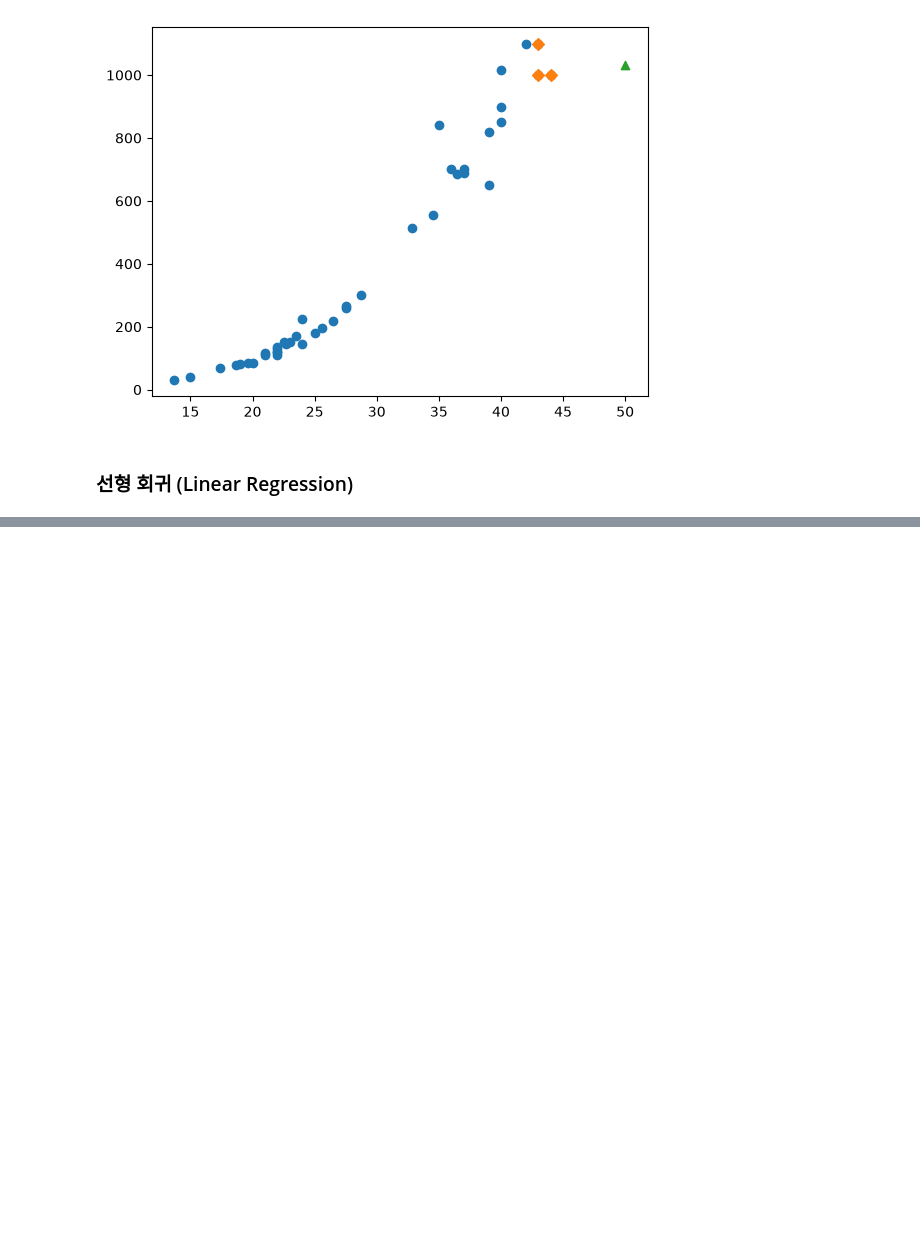
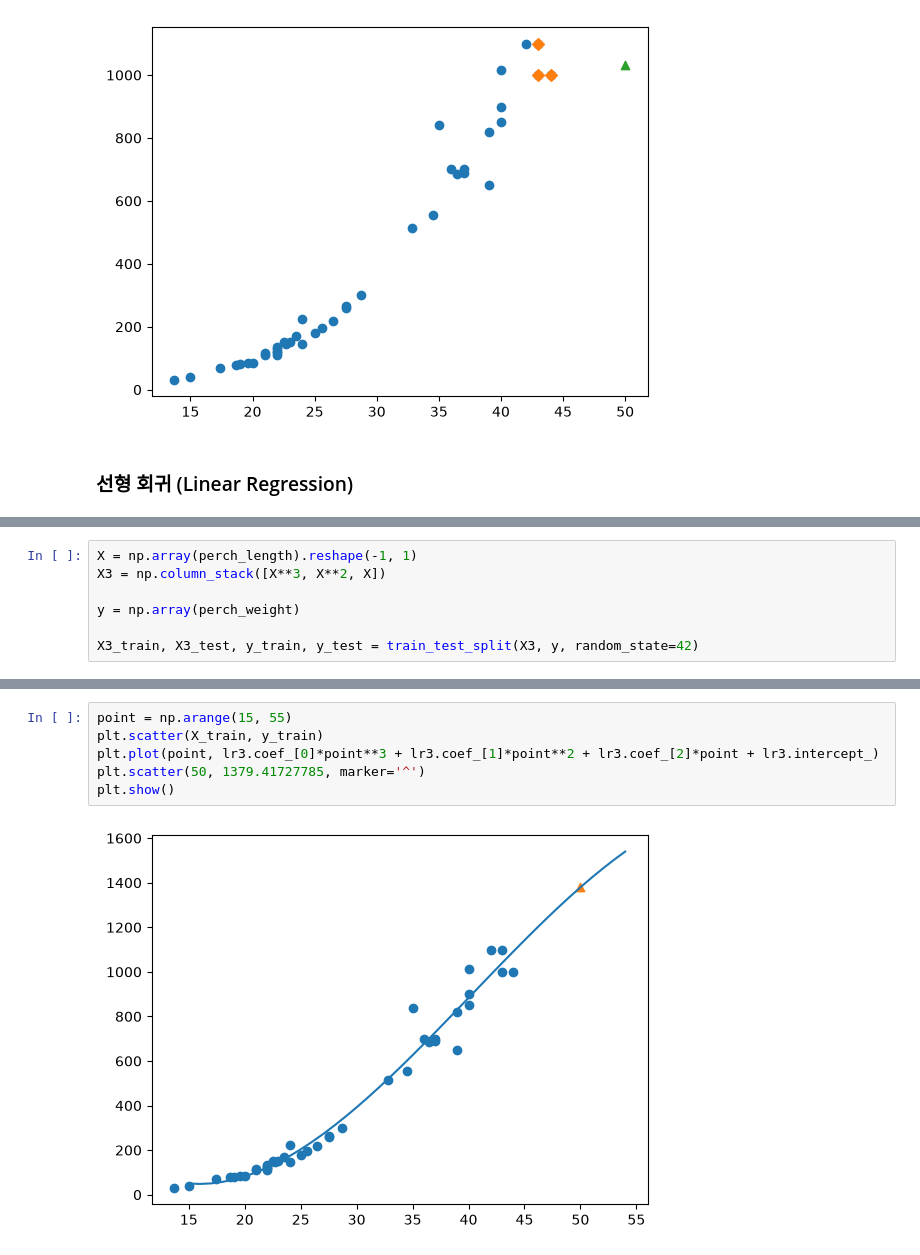
Before and after one commit to verba-neo/gaida-3, a Jupyter notebook: 03-python/09_ML.ipynb, the cells around one changed output, grey strips where cells are left out. Cells and saved outputs as stored; diff of their text form; blank space fills up the shorter version.

```diff
--- a/03-python/09_ML.ipynb
+++ b/03-python/09_ML.ipynb
@@ -283,0 +344,7 @@ plt.show()
+# %%
+X = np.array(perch_length).reshape(-1, 1)
+X3 = np.column_stack([X**3, X**2, X])
+
+y = np.array(perch_weight)
+
+X3_train, X3_test, y_train, y_test = train_test_split(X3, y, random_state=42)
@@ -283,0 +367,8 @@ plt.show()
+# %%
+point = np.arange(15, 55)
+plt.scatter(X_train, y_train)
+plt.plot(point, lr3.coef_[0]*point**3 + lr3.coef_[1]*point**2 + lr3.coef_[2]*point + lr3.intercept_)
+plt.scatter(50, 1379.41727785, marker='^')
+plt.show()
+# %% [output]
+[figure, added]
```
Also changed, not shown: parts of 6 cells of this notebook.
